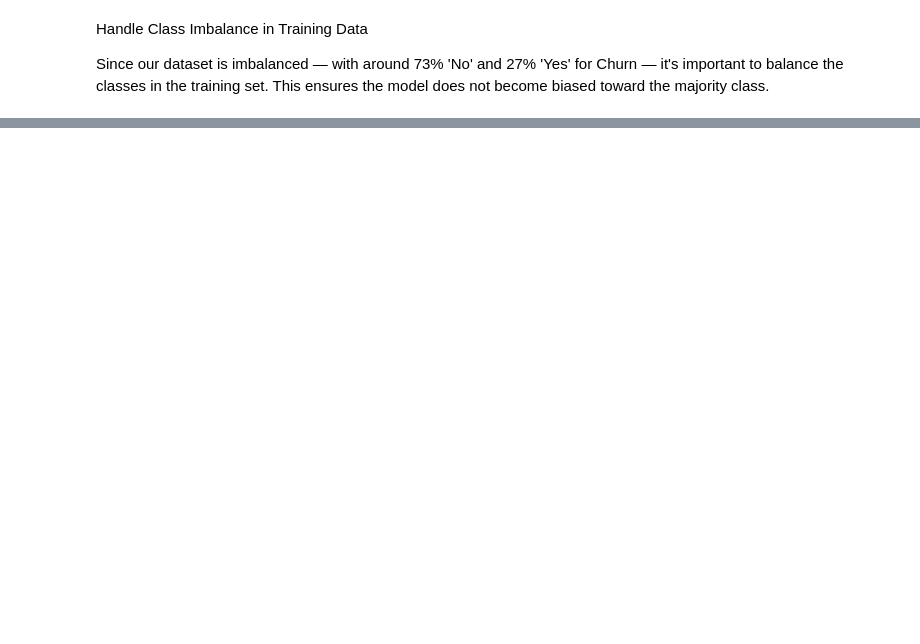
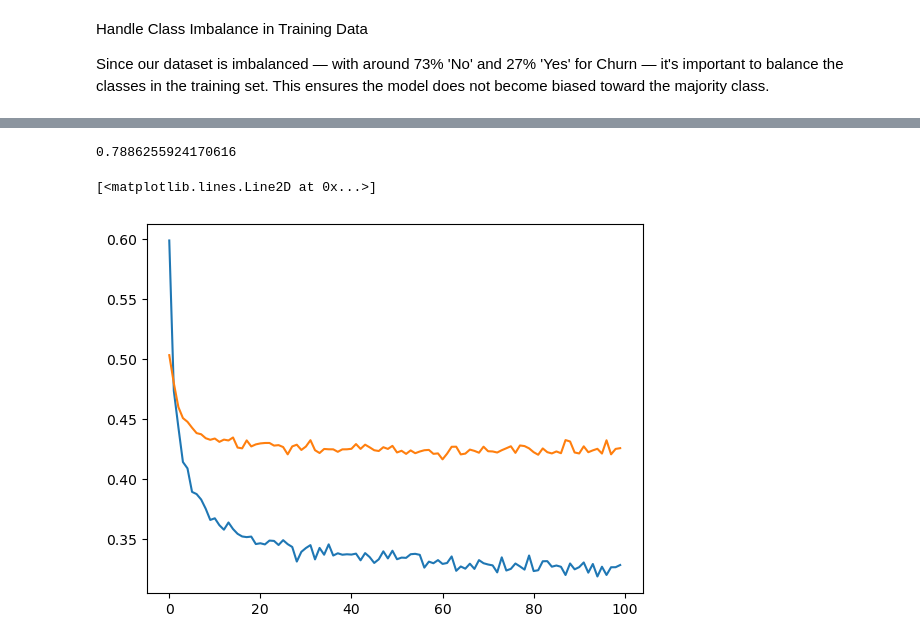
Before and after one commit to jacksparrow-ctrl/Customer-Churn-Prediction, a Jupyter notebook: customer_churn_prediction.ipynb, the cells around one changed output, grey strips where cells are left out. Saved outputs shown, nothing was run; the diff lists cells and outputs as text; code cells hidden in the pictures; blank space fills up the shorter version.

```diff
--- a/customer_churn_prediction.ipynb
+++ b/customer_churn_prediction.ipynb
@@ -356,6 +335,12 @@ from imblearn.over_sampling import SMOTE
 
 smote=SMOTE(random_state= 42)
 X_train_resampled, y_train_resampled = smote.fit_resample(X_train,y_train)
+# %%
+from sklearn.preprocessing import StandardScaler
+scaler = StandardScaler()
+X_train_resampled = scaler.fit_transform(X_train_resampled)
+X_val = scaler.transform(X_val)
+X_test = scaler.transform(X_test)
 # %%
  y_train_resampled.value_counts()
 # %% [output]
@@ -428,0 +426,10 @@ weighted avg       0.77      0.76      0.77      1407
+# %%
+model = Sequential([
+    Dense(32, activation='relu', input_shape=(X_train_resampled.shape[1],)),
+    BatchNormalization(),
+    Dropout(0.4),
+    Dense(16, activation='relu'),
+    BatchNormalization(),
+    Dropout(0.4),
+    Dense(1, activation='sigmoid')
+])
@@ -428,0 +462,4 @@ weighted avg       0.77      0.76      0.77      1407
+# %%
+ model.compile(loss='binary_crossentropy',optimizer='Adam',metrics=['accuracy'])
+# %%
+history= model.fit(X_train_resampled,y_train_resampled,epochs=100,validation_data=(X_val, y_val))
@@ -428,0 +525,5 @@ weighted avg       0.77      0.76      0.77      1407
+# %%
+from sklearn.metrics import accuracy_score
+accuracy_score(y_test,y_predict)
+# %% [output]
+0.7886255924170616
@@ -428,0 +532,6 @@ weighted avg       0.77      0.76      0.77      1407
+# %%
+plt.plot(history.history['loss'])
+plt.plot(history.history['val_loss'])
+# %% [output]
+[<matplotlib.lines.Line2D at 0x...>]
+[figure, added]
```
Also changed, not shown: parts of 18 cells of this notebook.
